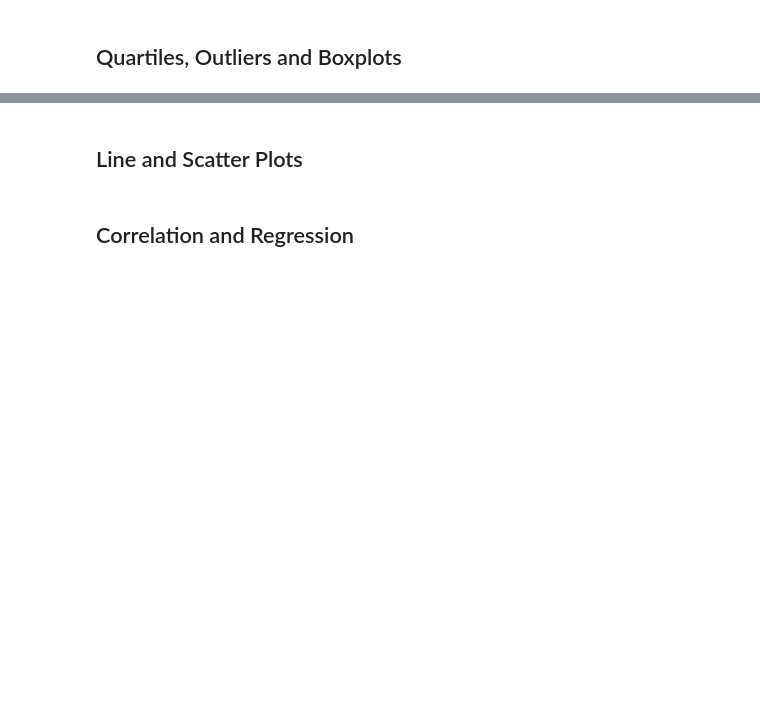
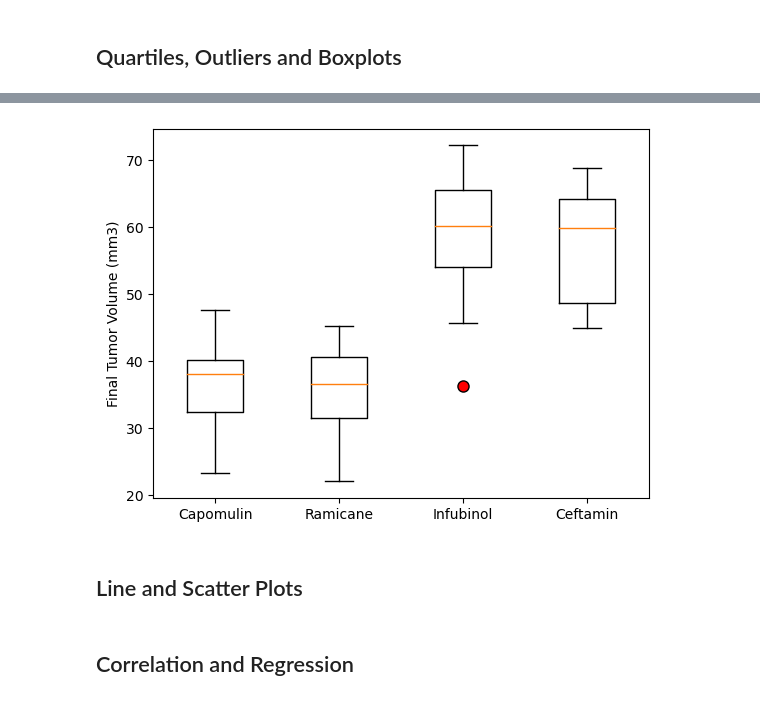
Before and after one commit to anthonybpino/pymaceuticals, a Jupyter notebook: pymaceuticals_starter.ipynb, the cells around one changed output, grey strips where cells are left out. Cells and saved outputs as stored; diff of their text form; code cells hidden in the pictures; blank space fills up the shorter version.

```diff
--- a/pymaceuticals_starter.ipynb
+++ b/pymaceuticals_starter.ipynb
@@ -178,6 +178,9 @@ plt.show()
 # Capomulin, Ramicane, Infubinol, and Ceftamin
 
 # Start by getting the last (greatest) timepoint for each mouse
+max_tp_df = pd.DataFrame(cleaned_df.groupby('Mouse ID')['Timepoint'].max().sort_values()).reset_index().rename(columns={'Timepoint': 'max_timepoint'})
+max_tp_df
 
-
-# Merge this group df with the original DataFrame to get the tumor volume at the last timepoint
+# Merge max timepoint onto data_df
+merged_df = pd.merge(cleaned_df, max_tp_df, on='Mouse ID')
+merged_df.head()
@@ -200,0 +194,26 @@ plt.show()
+# %%
+drugs = ["Capomulin", "Ramicane", "Infubinol", "Ceftamin"]
+drug_values = []
+
+for drug in drugs:
+
+    temp_df = merged_df.loc[merged_df["Drug Regimen"] == drug]
+
+    final_volume_df = temp_df.loc[temp_df["Timepoint"] == temp_df["max_timepoint"]]
+
+    values = final_volume_df["Tumor Volume (mm3)"]
+    drug_values.append(values)
+
+    quartiles = values.quantile([.25,.5,.75])
+    lowerq = quartiles[0.25]
+    upperq = quartiles[0.75]
+    iqr = upperq-lowerq
+    print(f"The inner quartile range for {drug} is {iqr}")
+
+    lower_bound = lowerq - (1.5*iqr)
+    upper_bound = upperq + (1.5*iqr)
+    print(f"The lower bound for {drug} is {lower_bound}")
+    print(f"The upper bound for {drug} is {upper_bound}")
+
+    outliers_count = (values.loc[(final_volume_df["Tumor Volume (mm3)"] >= upper_bound) | (final_volume_df["Tumor Volume (mm3)"] <= lower_bound)]).count()
+    print(f"Number of {drug} outliers is {outliers_count}\n")
@@ -201,5 +240,10 @@ plt.show()
 # %%
 # Generate a box plot that shows the distrubution of the tumor volume for each treatment group.
+plt.ylabel("Final Tumor Volume (mm3)")
+plt.boxplot(drug_values, labels=drugs, flierprops={"marker":"o", "markerfacecolor":"red", "markersize": 8})
+plt.show()
+# %% [output]
+[figure, added]
 # %% [markdown]
 ## Line and Scatter Plots
 # %%
```
Also changed, not shown: parts of 7 cells of this notebook.
